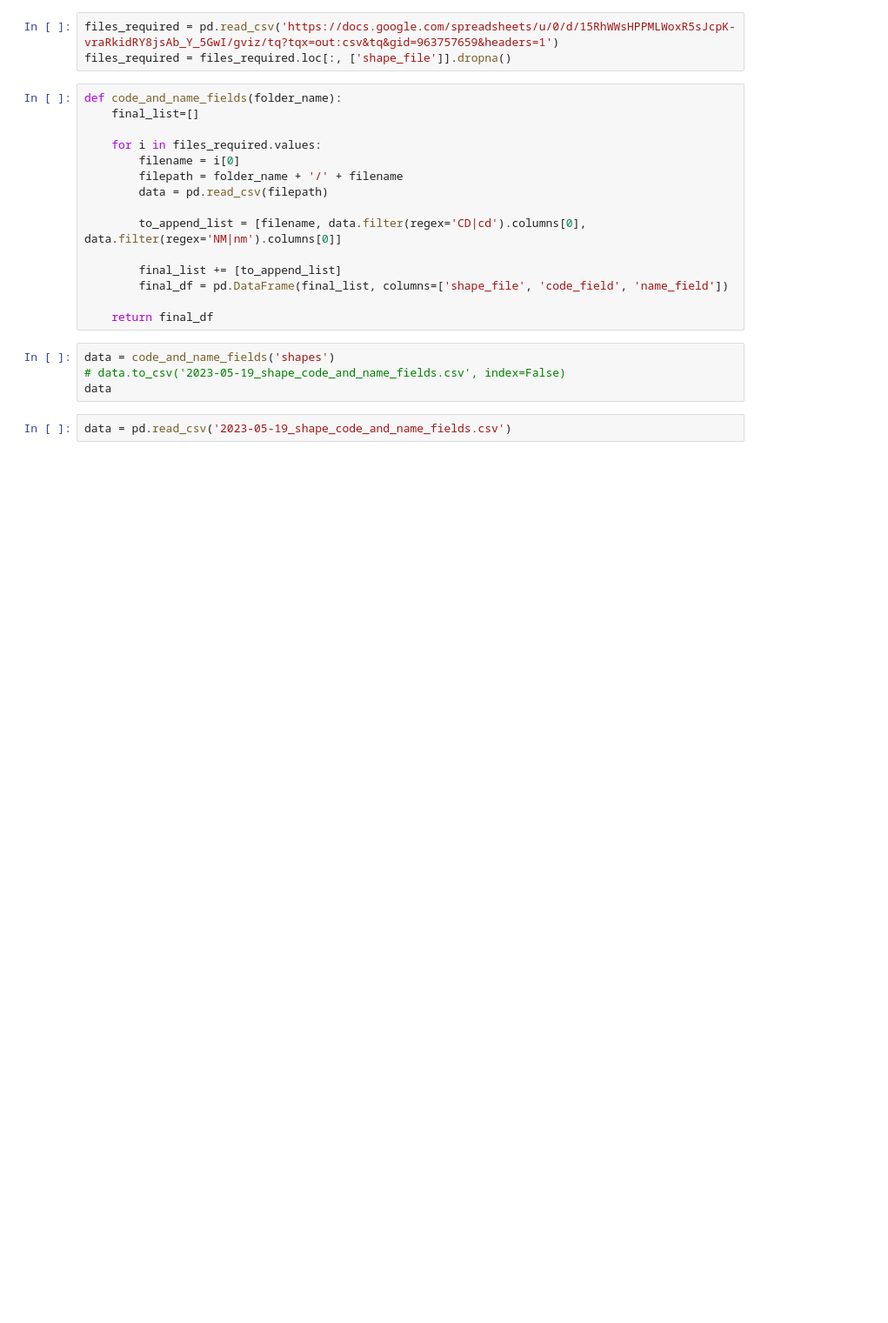
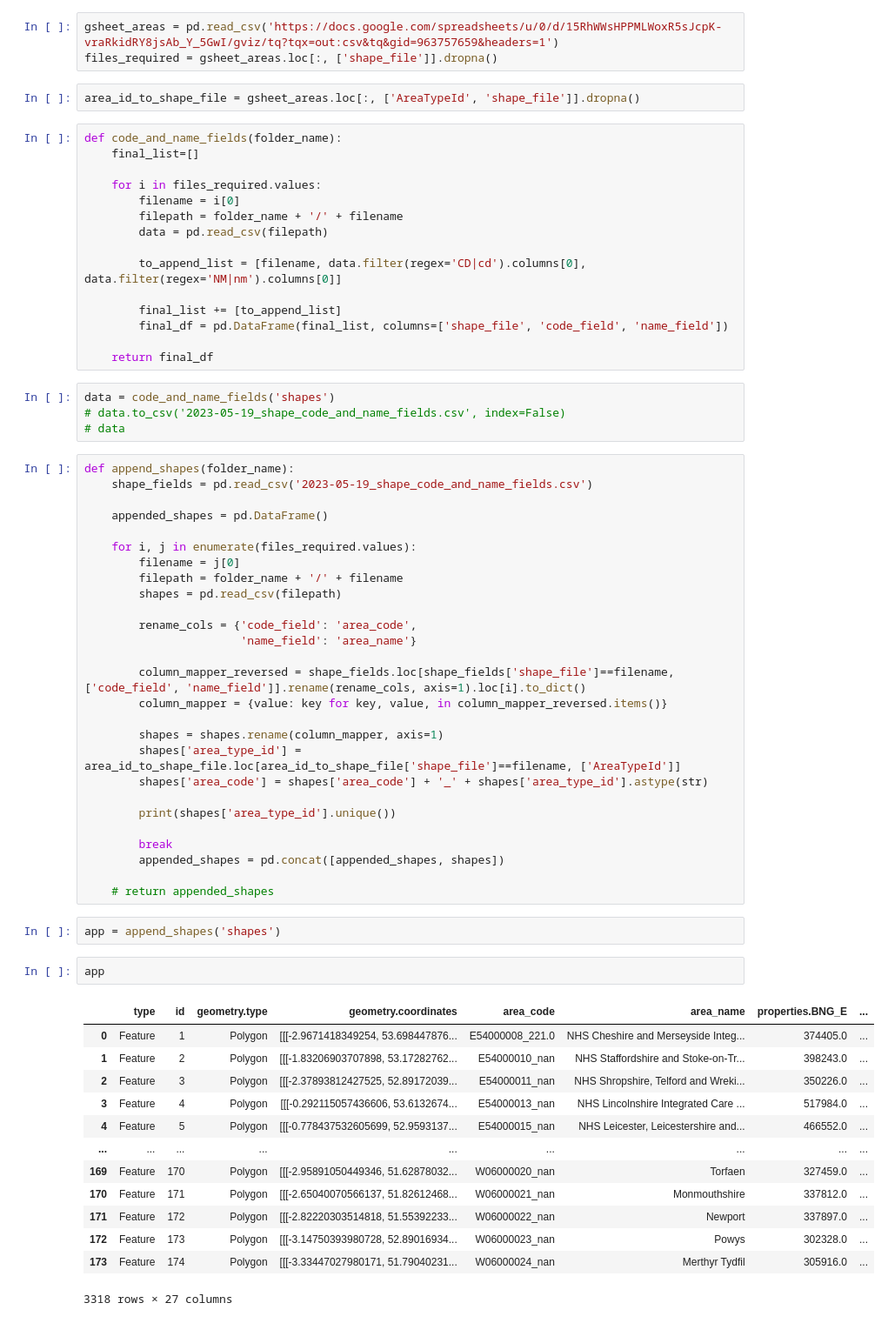
Before and after one commit to NIHR-BI/Health_Indicators, a Jupyter notebook: ons_open_geography.ipynb, the cells around one changed output. Shown: that part at 87% size. Saved outputs shown, nothing was run; the diff lists cells and outputs as text; blank space fills up the shorter version.

Commit message:
concat areatypeid onto end of area_code not workin

```diff
--- a/ons_open_geography.ipynb
+++ b/ons_open_geography.ipynb
@@ -199,8 +157,10 @@ stp_shape_directory
 # %% [markdown]
 # append files together
 # %%
-files_required = pd.read_csv('https://docs.google.com/spreadsheets/u/0/d/15RhWWsHPPMLWoxR5sJcpK-vraRkidRY8jsAb_Y_5GwI/gviz/tq?tqx=out:csv&tq&gid=963757659&headers=1')
-files_required = files_required.loc[:, ['shape_file']].dropna()
+gsheet_areas = pd.read_csv('https://docs.google.com/spreadsheets/u/0/d/15RhWWsHPPMLWoxR5sJcpK-vraRkidRY8jsAb_Y_5GwI/gviz/tq?tqx=out:csv&tq&gid=963757659&headers=1')
+files_required = gsheet_areas.loc[:, ['shape_file']].dropna()
+# %%
+area_id_to_shape_file = gsheet_areas.loc[:, ['AreaTypeId', 'shape_file']].dropna()
 # %%
 def code_and_name_fields(folder_name):
     final_list=[]
@@ -219,6 +179,49 @@ def code_and_name_fields(folder_name):
 # %%
 data = code_and_name_fields('shapes')
 # data.to_csv('2023-05-19_shape_code_and_name_fields.csv', index=False)
-data
+# data
-# %%
-data = pd.read_csv('2023-05-19_shape_code_and_name_fields.csv')
+# %%
+def append_shapes(folder_name):
+    shape_fields = pd.read_csv('2023-05-19_shape_code_and_name_fields.csv')
+
+    appended_shapes = pd.DataFrame()
+
+    for i, j in enumerate(files_required.values):
+        filename = j[0]
+        filepath = folder_name + '/' + filename
+        shapes = pd.read_csv(filepath)
+
+        rename_cols = {'code_field': 'area_code',
+                       'name_field': 'area_name'}
+
+        column_mapper_reversed = shape_fields.loc[shape_fields['shape_file']==filename, ['code_field', 'name_field']].rename(rename_cols, axis=1).loc[i].to_dict()
+        column_mapper = {value: key for key, value, in column_mapper_reversed.items()}
+
+        shapes = shapes.rename(column_mapper, axis=1)
+        shapes['area_type_id'] = area_id_to_shape_file.loc[area_id_to_shape_file['shape_file']==filename, ['AreaTypeId']]
+        shapes['area_code'] = shapes['area_code'] + '_' + shapes['area_type_id'].astype(str)
+
+        print(shapes['area_type_id'].unique())
+
+        break
+        appended_shapes = pd.concat([appended_shapes, shapes])
+
+    # return appended_shapes
+# %%
+app = append_shapes('shapes')
+# %%
+app
+# %% [output]
+|  | type | id | geometry.type | geometry.coordinates | area_code | area_name | properties.BNG_E | ... |
+| 0 | Feature | 1 | Polygon | [[[-2.9671418349254, 53.698447876... | E54000008_221.0 | NHS Cheshire and Merseyside Integ... | 374405.0 | ... |
+| 1 | Feature | 2 | Polygon | [[[-1.83206903707898, 53.17282762... | E54000010_nan | NHS Staffordshire and Stoke-on-Tr... | 398243.0 | ... |
+| 2 | Feature | 3 | Polygon | [[[-2.37893812427525, 52.89172039... | E54000011_nan | NHS Shropshire, Telford and Wreki... | 350226.0 | ... |
+| 3 | Feature | 4 | Polygon | [[[-0.292115057436606, 53.6132674... | E54000013_nan | NHS Lincolnshire Integrated Care ... | 517984.0 | ... |
+| 4 | Feature | 5 | Polygon | [[[-0.778437532605699, 52.9593137... | E54000015_nan | NHS Leicester, Leicestershire and... | 466552.0 | ... |
+| ... | ... | ... | ... | ... | ... | ... | ... | ... |
+| 169 | Feature | 170 | Polygon | [[[-2.95891050449346, 51.62878032... | W06000020_nan | Torfaen | 327459.0 | ... |
+| 170 | Feature | 171 | Polygon | [[[-2.65040070566137, 51.82612468... | W06000021_nan | Monmouthshire | 337812.0 | ... |
+| 171 | Feature | 172 | Polygon | [[[-2.82220303514818, 51.55392233... | W06000022_nan | Newport | 337897.0 | ... |
+| 172 | Feature | 173 | Polygon | [[[-3.14750393980728, 52.89016934... | W06000023_nan | Powys | 302328.0 | ... |
+| 173 | Feature | 174 | Polygon | [[[-3.33447027980171, 51.79040231... | W06000024_nan | Merthyr Tydfil | 305916.0 | ... |
+3318 rows × 27 columns
```
Also changed, not shown: parts of 8 cells of this notebook.
